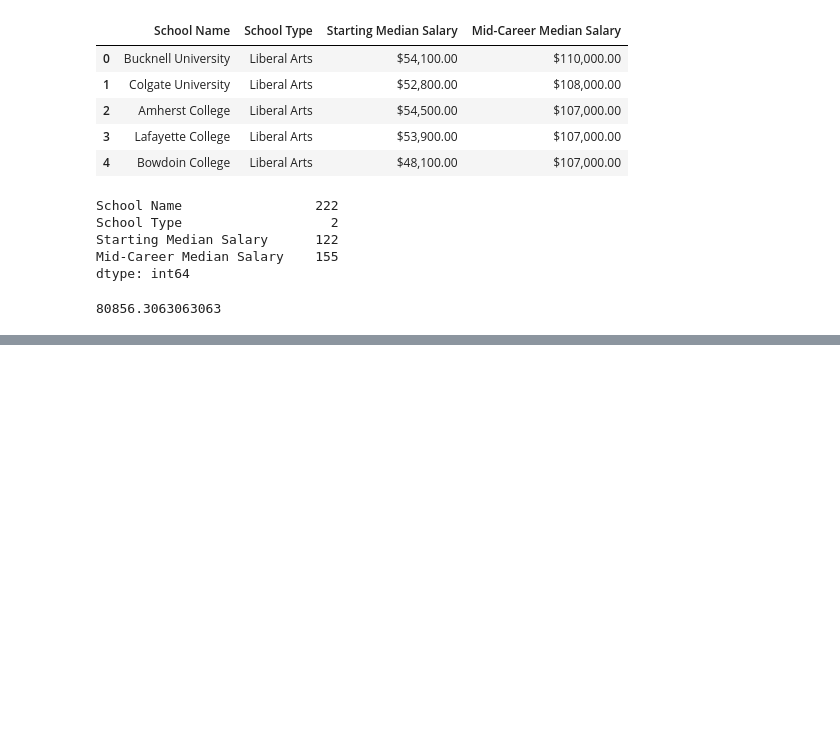
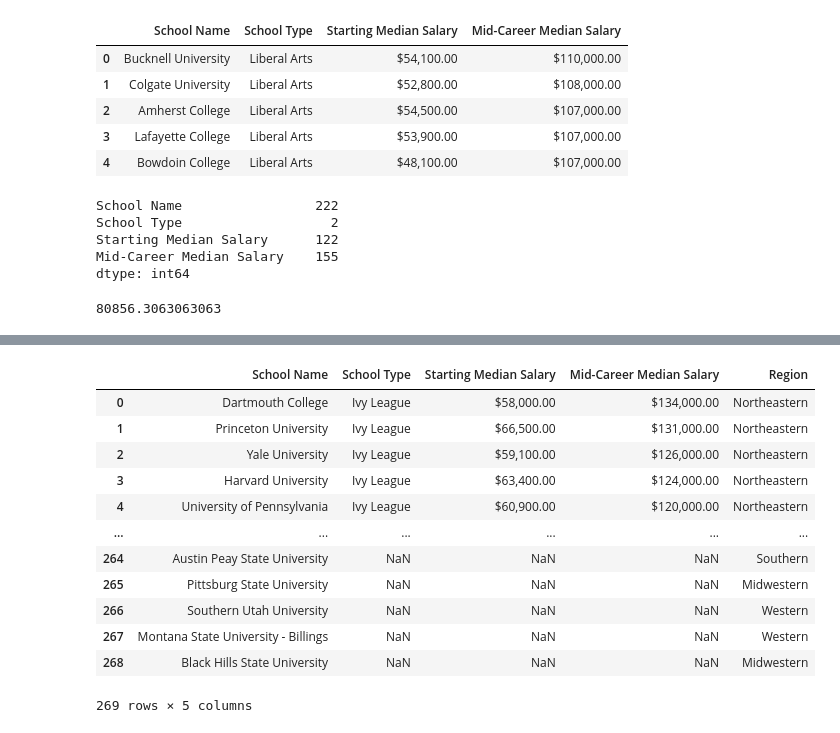
Before and after one commit to junio-firmino/Aprendizado_python, a Jupyter notebook: Multi_df.ipynb, the cells around one changed output, grey strips where cells are left out. Saved outputs shown, nothing was run; the diff lists cells and outputs as text; code cells hidden in the pictures; blank space fills up the shorter version.

```diff
--- a/Multi_df.ipynb
+++ b/Multi_df.ipynb
@@ -201,0 +290,16 @@ pd.concat([liberal2,state2],axis=1, keys=['Liberal Arts','State'],sort=False)
+# %%
+pd.merge(ivies,regions, how='outer')
+# %% [output]
+|  | School Name | School Type | Starting Median Salary | Mid-Career Median Salary | Region |
+| 0 | Dartmouth College | Ivy League | $58,000.00 | $134,000.00 | Northeastern |
+| 1 | Princeton University | Ivy League | $66,500.00 | $131,000.00 | Northeastern |
+| 2 | Yale University | Ivy League | $59,100.00 | $126,000.00 | Northeastern |
+| 3 | Harvard University | Ivy League | $63,400.00 | $124,000.00 | Northeastern |
+| 4 | University of Pennsylvania | Ivy League | $60,900.00 | $120,000.00 | Northeastern |
+| ... | ... | ... | ... | ... | ... |
+| 264 | Austin Peay State University | NaN | NaN | NaN | Southern |
+| 265 | Pittsburg State University | NaN | NaN | NaN | Midwestern |
+| 266 | Southern Utah University | NaN | NaN | NaN | Western |
+| 267 | Montana State University - Billings | NaN | NaN | NaN | Western |
+| 268 | Black Hills State University | NaN | NaN | NaN | Midwestern |
+269 rows × 5 columns
```
Also changed, not shown: parts of 13 cells of this notebook.
